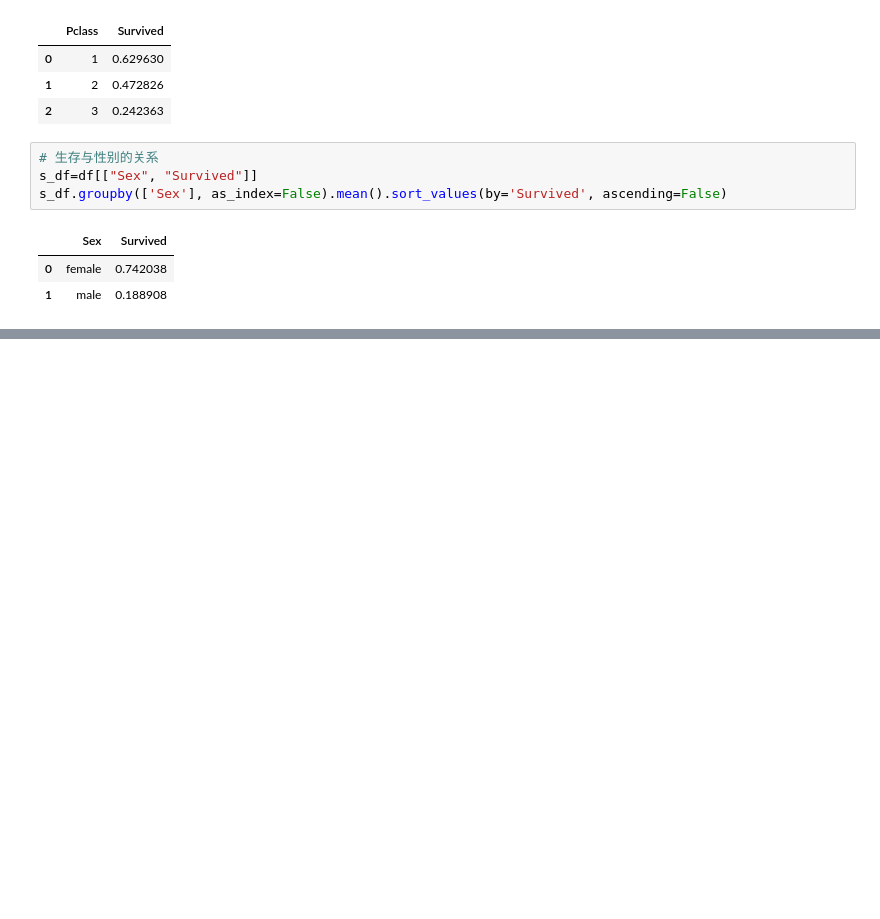
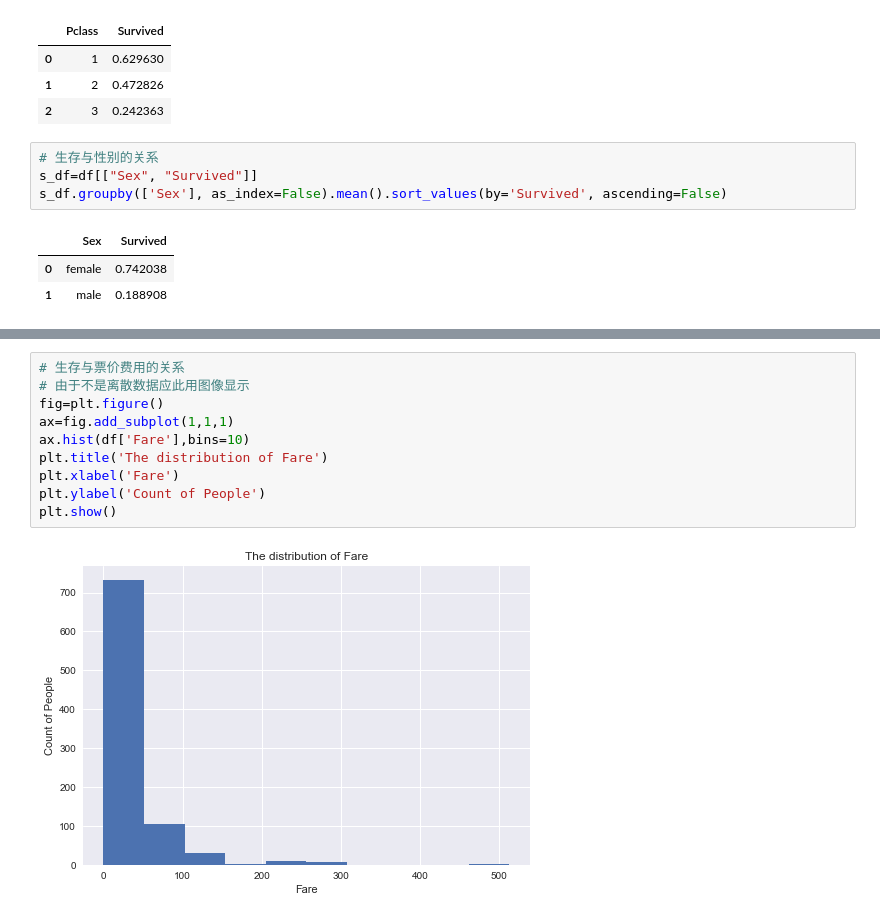
Before and after one commit to xueweiyema/titanic_analysis, a Jupyter notebook: titanic.ipynb, the cells around one changed output, grey strips where cells are left out. Drawn from its saved outputs; the diff is of its cells as text; blank space fills up the shorter version.

```diff
--- a/titanic.ipynb
+++ b/titanic.ipynb
@@ -86,0 +142,12 @@ See the caveats in the documentation: http://pandas.pydata.org/pandas-docs/stabl
+# %%
+# 生存与票价费用的关系
+# 由于不是离散数据应此用图像显示
+fig=plt.figure()
+ax=fig.add_subplot(1,1,1)
+ax.hist(df['Fare'],bins=10)
+plt.title('The distribution of Fare')
+plt.xlabel('Fare')
+plt.ylabel('Count of People')
+plt.show()
+# %% [output]
+[figure, added]
```
Also changed, not shown: parts of 14 cells of this notebook.
